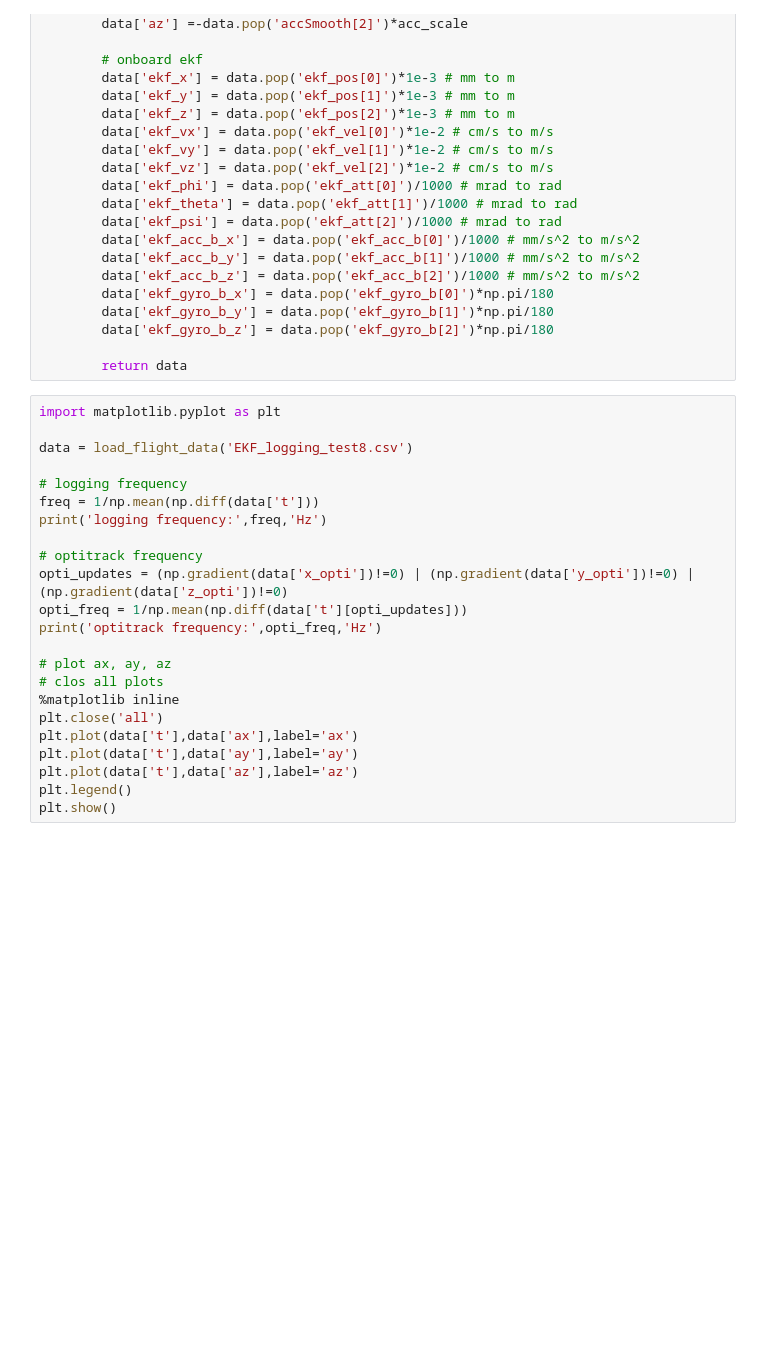
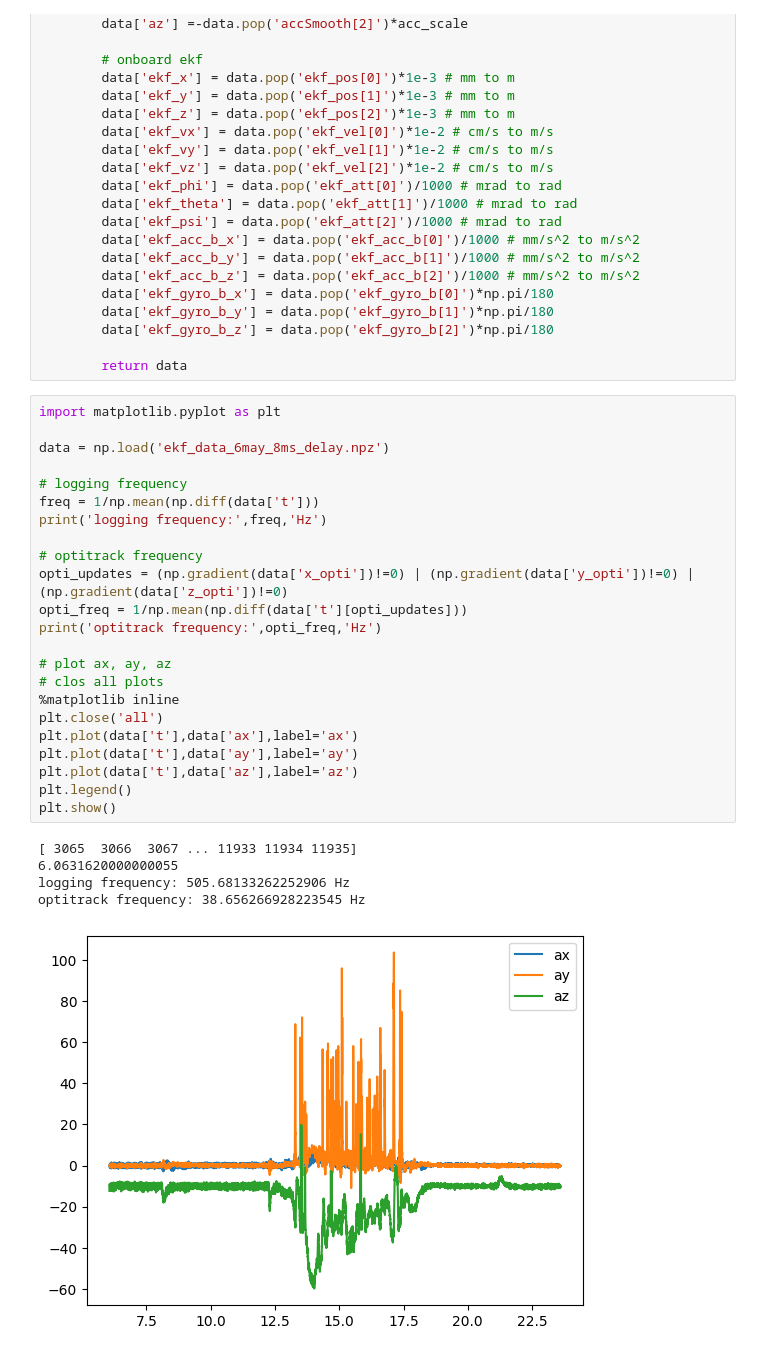
Before and after one commit to tudelft/ekf_c_code_generation, a Jupyter notebook: Generate Kalman Filter C Code.ipynb, the cells around one changed output. Drawn from its saved outputs; the diff is of its cells as text; blank space fills up the shorter version.

Commit message:
delay tests

```diff
--- a/Generate Kalman Filter C Code.ipynb
+++ b/Generate Kalman Filter C Code.ipynb
@@ -410,26 +466,32 @@ def load_flight_data(file_name):
 # %%
 import matplotlib.pyplot as plt
 
-data = load_flight_data('EKF_logging_test8.csv')
+data = np.load('ekf_data_6may_8ms_delay.npz')
 
 # logging frequency
 freq = 1/np.mean(np.diff(data['t']))
 print('logging frequency:',freq,'Hz')
 
 # optitrack frequency
 opti_updates = (np.gradient(data['x_opti'])!=0) | (np.gradient(data['y_opti'])!=0) | (np.gradient(data['z_opti'])!=0)
 opti_freq = 1/np.mean(np.diff(data['t'][opti_updates]))
 print('optitrack frequency:',opti_freq,'Hz')
 
 # plot ax, ay, az
 # clos all plots
 %matplotlib inline
 plt.close('all')
 plt.plot(data['t'],data['ax'],label='ax')
 plt.plot(data['t'],data['ay'],label='ay')
 plt.plot(data['t'],data['az'],label='az')
 plt.legend()
 plt.show()
+# %% [output]
+[ 3065  3066  3067 ... 11933 11934 11935]
+6.0631620000000055
+logging frequency: 505.68133262252906 Hz
+optitrack frequency: 38.656266928223545 Hz
+[figure, added]
 # %%
 # EKF INPUT: U = [ax, ay, az, p, q, r] (IMU)
 U_data = np.array([
```
Also changed, not shown: parts of 11 cells of this notebook, 1 other file.
